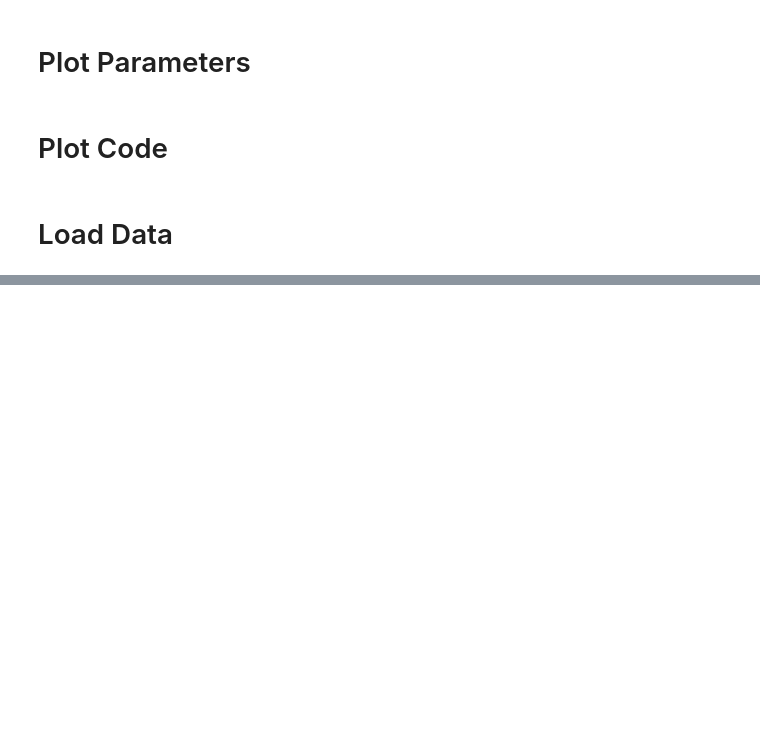
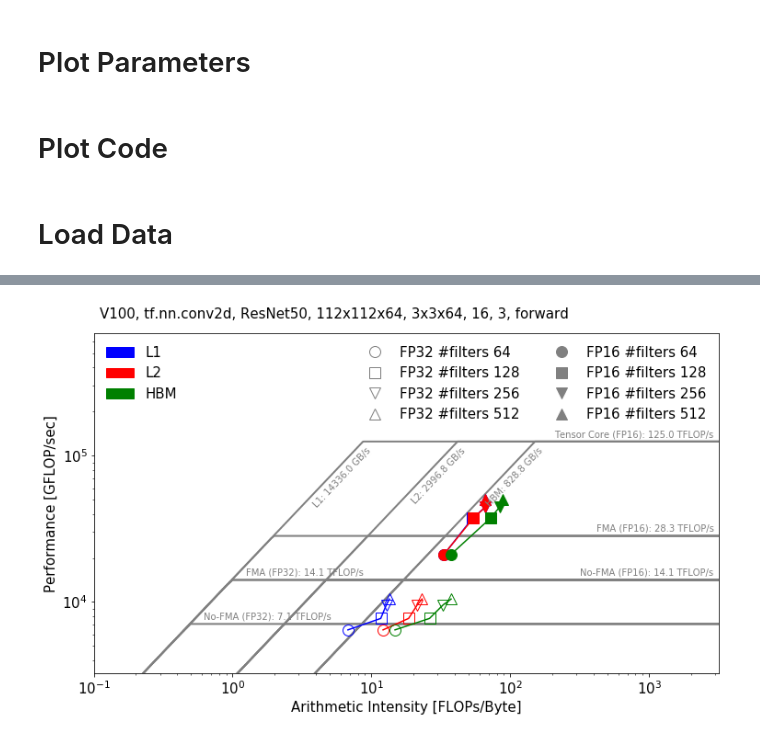
Before and after one commit to NERSC/tf-perf-kernels, a Jupyter notebook: roofline_plot.ipynb, the cells around one changed output, grey strips where cells are left out. Saved outputs shown, nothing was run; the diff lists cells and outputs as text; code cells hidden in the pictures; blank space fills up the shorter version.

```diff
--- a/roofline_plot.ipynb
+++ b/roofline_plot.ipynb
@@ -281,0 +223,40 @@ for idx,feature in enumerate(features):
+# %%
+#plot vs num filters
+directory="plots/num_filters"
+try:
+    os.stat(directory)
+except:
+    os.mkdir(directory)
+
+features = list(combineddf[["Network Name", "Input Shape", "Batch Size", "Stride Size", "Pass", "Kernel Shape"]].apply(lambda x: (x["Network Name"], \
+                                                                                          x["Input Shape"], \
+                                                                                          x["Batch Size"], \
+                                                                                          x["Stride Size"], \
+                                                                                          x["Pass"], \
+                                                                                          x["Kernel Shape"].split("x")[-1], \
+                                                                                          "x".join(x["Kernel Shape"].split("x")[:-1])), axis=1).unique())
+
+#do the plotting
+for idx,feature in enumerate(features):
+
+    #project the data
+    selectdf = combineddf[ (combineddf[ "Network Name" ] == feature[0]) & \
+                           (combineddf[ "Input Shape" ] == feature[1]) & \
+                           (combineddf[ "Batch Size" ] == feature[2]) & \
+                           (combineddf[ "Stride Size" ] == feature[3]) & \
+                           (combineddf[ "Pass" ] == feature[4]) & \
+                           (combineddf[ "Kernel Shape" ].str.startswith(feature[6]))].copy()
+    selectdf[ "Num Filters" ] = selectdf["Kernel Shape"].str.split("x").apply(lambda x: int(x[-1]))
+
+    #sort data
+    selectdf.sort_values("Num Filters", ascending=True, inplace=True)
+
+    if len(selectdf["Kernel Shape"].unique()) == 1:
+        continue
+
+    #label
+    plot_label = 'V100, tf.nn.conv2d, '+feature[0].split("-")[0]+', '+feature[1]+', '+feature[6]+', '+str(feature[2])+', '+str(feature[3])+', '+feature[4]
+    plot_file = os.path.join(directory, plot_label.replace(", ","_"))
+    plot_data(plot_file, plot_label, "Num Filters", "#filters", selectdf)
+# %% [output]
+[figure, added]
```
Also changed, not shown: parts of 5 cells of this notebook, 2 other files.
